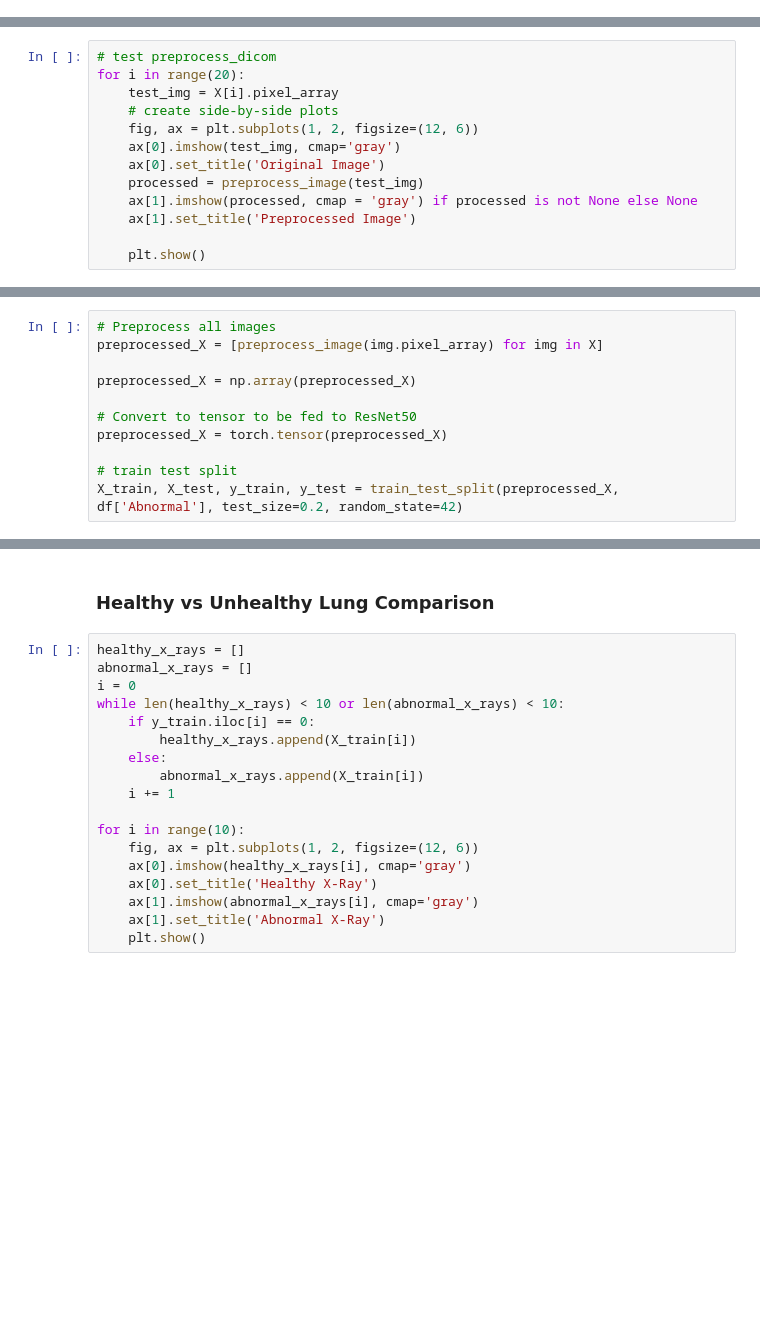
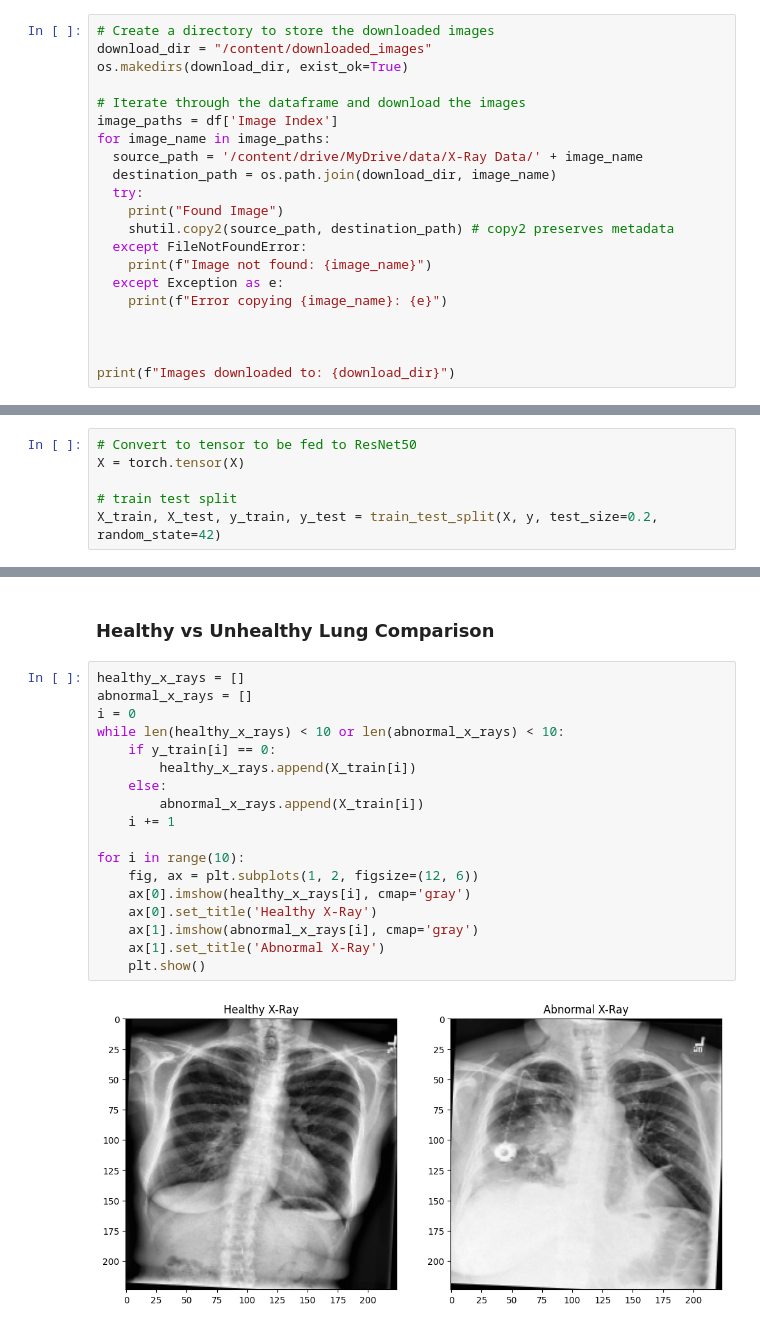
Before and after one commit to kshannon-ucsd/24wi-dsc180-project, a Jupyter notebook: DSC180BRawCNN/src/XRayCNN.ipynb, the cells around one changed output, grey strips where cells are left out. Saved outputs shown, nothing was run; the diff lists cells and outputs as text; blank space fills up the shorter version.

```diff
--- a/DSC180BRawCNN/src/XRayCNN.ipynb
+++ b/DSC180BRawCNN/src/XRayCNN.ipynb
@@ -29,0 +49,21 @@ plt.imshow(X[0].pixel_array, cmap='gray')
+# %%
+# Create a directory to store the downloaded images
+download_dir = "/content/downloaded_images"
+os.makedirs(download_dir, exist_ok=True)
+
+# Iterate through the dataframe and download the images
+image_paths = df['Image Index']
+for image_name in image_paths:
+  source_path = '/content/drive/MyDrive/data/X-Ray Data/' + image_name
+  destination_path = os.path.join(download_dir, image_name)
+  try:
+    print("Found Image")
+    shutil.copy2(source_path, destination_path) # copy2 preserves metadata
+  except FileNotFoundError:
+    print(f"Image not found: {image_name}")
+  except Exception as e:
+    print(f"Error copying {image_name}: {e}")
+
+
+
+print(f"Images downloaded to: {download_dir}")
@@ -81,13 +160,0 @@ def preprocess_image(img):
-# %%
-# test preprocess_dicom
-for i in range(20):
-    test_img = X[i].pixel_array
-    # create side-by-side plots
-    fig, ax = plt.subplots(1, 2, figsize=(12, 6))
-    ax[0].imshow(test_img, cmap='gray')
-    ax[0].set_title('Original Image')
-    processed = preprocess_image(test_img)
-    ax[1].imshow(processed, cmap = 'gray') if processed is not None else None
-    ax[1].set_title('Preprocessed Image')
-
-    plt.show()
@@ -94,13 +216,8 @@ for i in range(20):
 # %%
-# Preprocess all images
-preprocessed_X = [preprocess_image(img.pixel_array) for img in X]
-
-preprocessed_X = np.array(preprocessed_X)
-
 # Convert to tensor to be fed to ResNet50
-preprocessed_X = torch.tensor(preprocessed_X)
+X = torch.tensor(X)
 
 # train test split
-X_train, X_test, y_train, y_test = train_test_split(preprocessed_X, df['Abnormal'], test_size=0.2, random_state=42)
+X_train, X_test, y_train, y_test = train_test_split(X, y, test_size=0.2, random_state=42)
 # %%
 X_train.shape, X_test.shape, y_train.shape, y_test.shape
@@ -109,18 +231,20 @@ X_train.shape, X_test.shape, y_train.shape, y_test.shape
 # %%
 healthy_x_rays = []
 abnormal_x_rays = []
 i = 0
 while len(healthy_x_rays) < 10 or len(abnormal_x_rays) < 10:
-    if y_train.iloc[i] == 0:
+    if y_train[i] == 0:
         healthy_x_rays.append(X_train[i])
     else:
         abnormal_x_rays.append(X_train[i])
     i += 1
 
 for i in range(10):
     fig, ax = plt.subplots(1, 2, figsize=(12, 6))
     ax[0].imshow(healthy_x_rays[i], cmap='gray')
     ax[0].set_title('Healthy X-Ray')
     ax[1].imshow(abnormal_x_rays[i], cmap='gray')
     ax[1].set_title('Abnormal X-Ray')
     plt.show()
+# %% [output]
+[figure, added]
```
Also changed, not shown: parts of 21 cells of this notebook.
